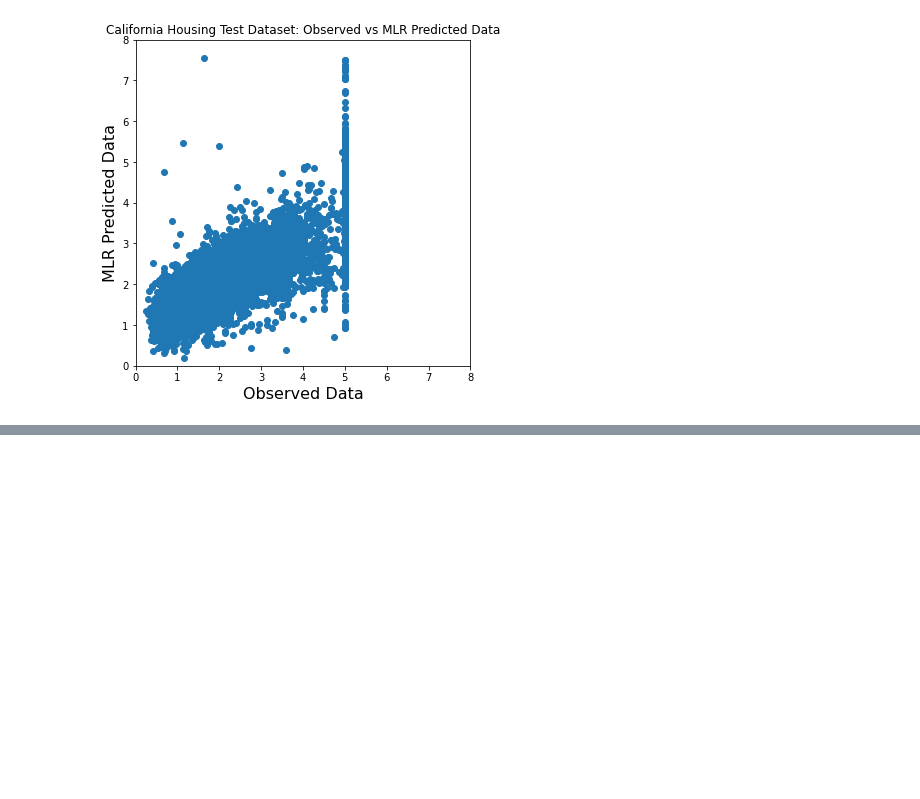
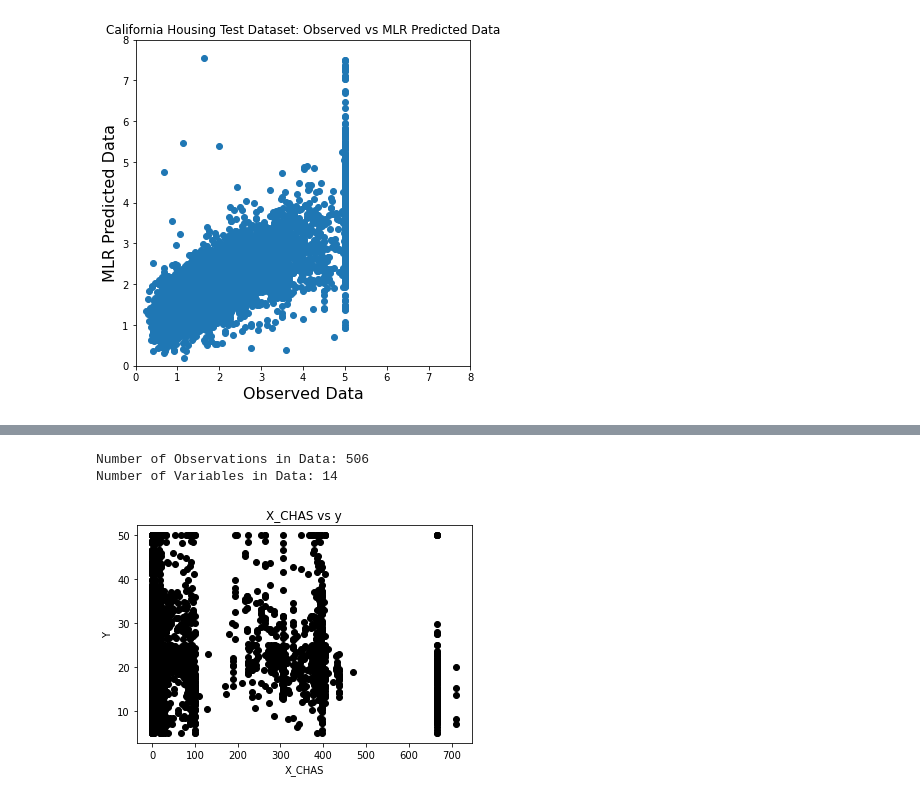
Before and after one commit to davidjjeong/multiple_linear_regression, a Jupyter notebook: MLR_Practice.ipynb, the cells around one changed output, grey strips where cells are left out. Drawn from its saved outputs; the diff is of its cells as text; code cells hidden in the pictures; blank space fills up the shorter version.

Commit message:
MLR Practice (Ram_Price, California Housing, Boston Housing) using Google Colab

```diff
--- a/MLR_Practice.ipynb
+++ b/MLR_Practice.ipynb
@@ -306,0 +309,4 @@ Test R2: 0.536
+# %%
+# Load BostonHousing Data
+boston = pd.read_csv('/content/drive/MyDrive/MLR/data/Boston_house.csv')
+print(boston.head())
@@ -306,0 +327,20 @@ Test R2: 0.536
+# %%
+print("Number of Observations in Data: {}".format(boston.shape[0]))
+print("Number of Variables in Data: {}".format(boston.shape[1]))
+# %% [output]
+Number of Observations in Data: 506
+Number of Variables in Data: 14
+# %%
+boston_X = boston.drop(['Target'], axis=1)
+boston_target = boston['Target']
+# %%
+colnames = list(boston_X.columns.values)
+
+for i in range(0, len(colnames)):
+  plt.scatter(boston_X.iloc[:, i], boston_target, color='black')
+  plt.title('X_{} vs y'.format(colnames[i]))
+  plt.xlabel('X_{}'.format(colnames[i]))
+  plt.ylabel('Y')
+  plt.savefig('/content/drive/MyDrive/MLR/Boston_house_correlation_analysis/X_{} vs y.png'.format(colnames[i]))
+# %% [output]
+[figure, added]
```
Also changed, not shown: parts of 10 cells of this notebook.
